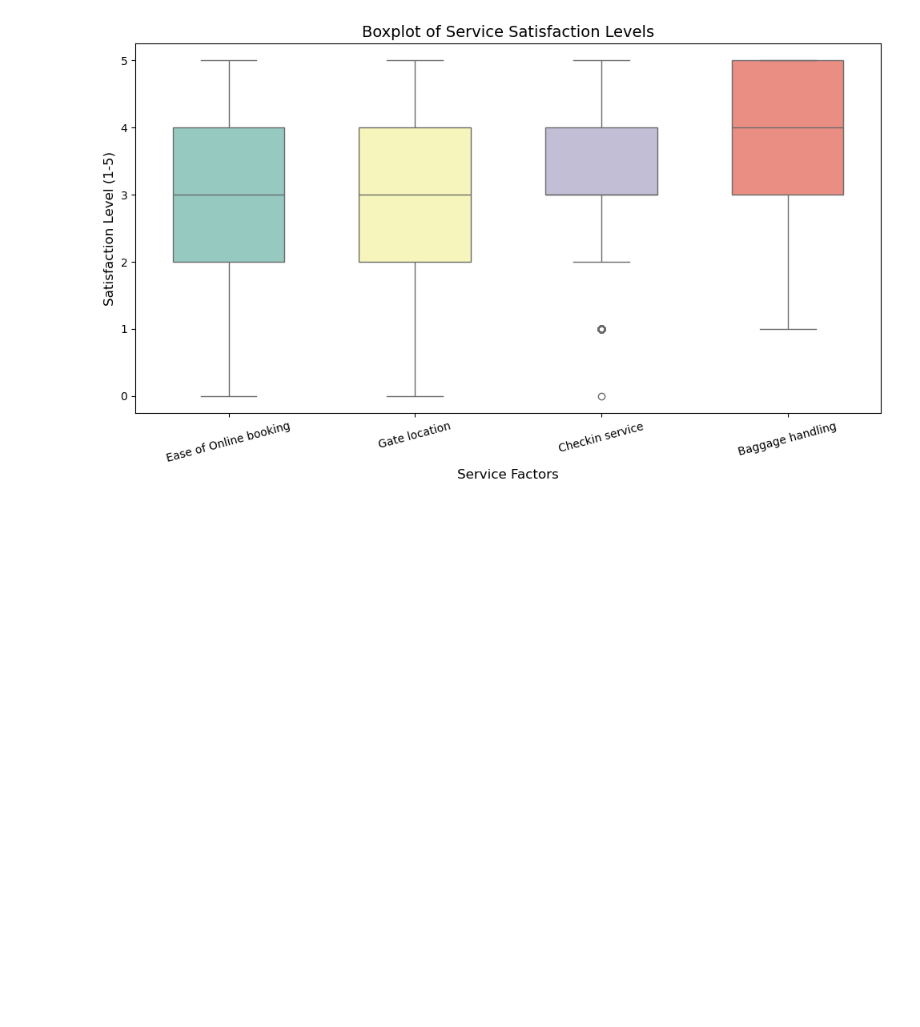
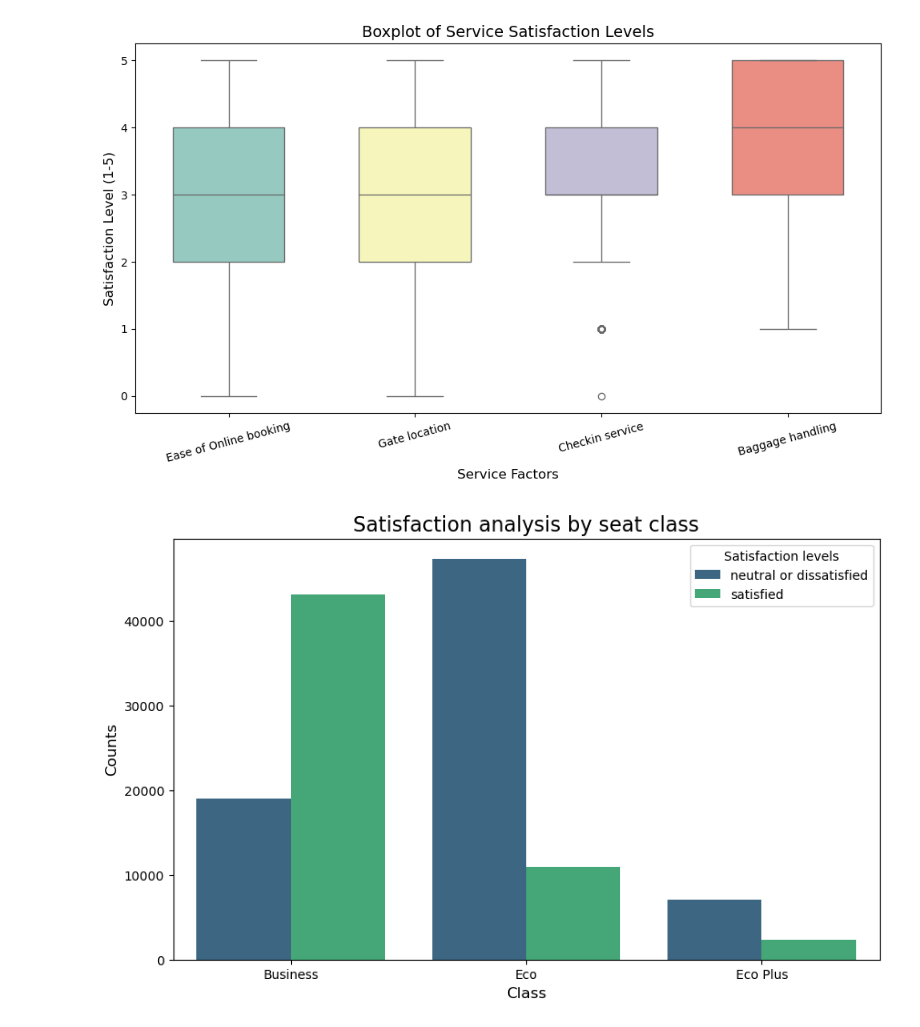
Before and after one commit to little-duck-vie/ltxldl-hoc-lam-giau, a Jupyter notebook: Code_python.ipynb, the cells around one changed output. Cells and saved outputs as stored; diff of their text form; code cells hidden in the pictures; blank space fills up the shorter version.

```diff
--- a/Code_python.ipynb
+++ b/Code_python.ipynb
@@ -135,3 +135,15 @@ plt.tight_layout()
 plt.show()
 # %% [output]
 [figure]
+# %%
+data_frame_copy_5 =data_frame.copy()
+satisfaction_counts = data_frame_copy_5.groupby(["Class", "satisfaction"]).size().reset_index(name="Counts")
+plt.figure(figsize=(10, 6))
+sns.barplot(data=satisfaction_counts, x="Class", y="Counts", hue="satisfaction", palette="viridis")
+plt.title("Satisfaction analysis by seat class", fontsize=16)
+plt.xlabel("Class", fontsize=12)
+plt.ylabel("Counts", fontsize=12)
+plt.legend(title="Satisfaction levels")
+plt.show()
+# %% [output]
+[figure, added]
```
Also changed, not shown: parts of 3 cells of this notebook.
